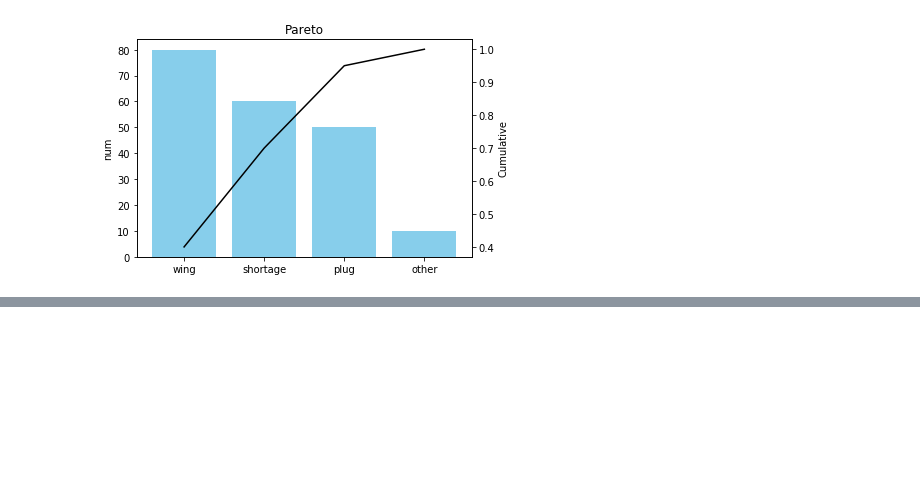
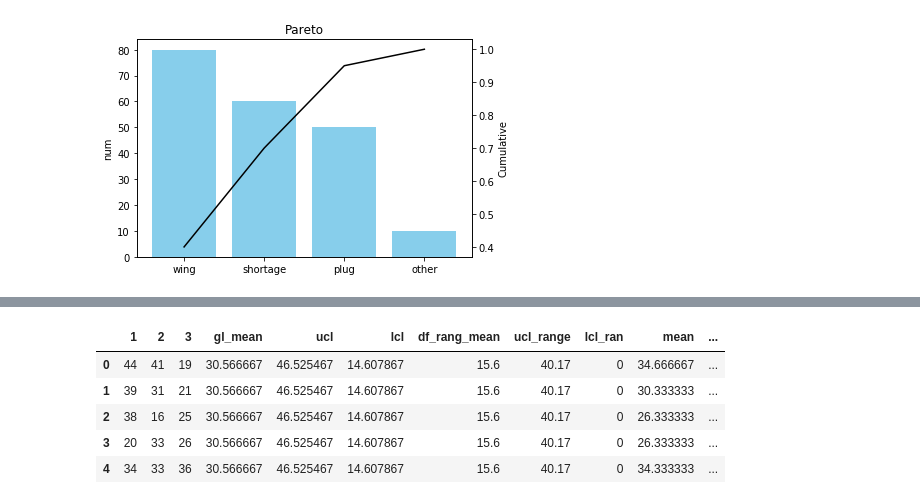
Before and after one commit to eponkratova/statistics, a Jupyter notebook: code.ipynb, the cells around one changed output, grey strips where cells are left out. Cells and saved outputs as stored; diff of their text form; code cells hidden in the pictures; blank space fills up the shorter version.

```diff
--- a/code.ipynb
+++ b/code.ipynb
@@ -2406,0 +2461,9 @@ plt.show()
+# %%
+df.head()
+# %% [output]
+|  | 1 | 2 | 3 | gl_mean | ucl | lcl | df_rang_mean | ucl_range | lcl_ran | mean | ... |
+| 0 | 44 | 41 | 19 | 30.566667 | 46.525467 | 14.607867 | 15.6 | 40.17 | 0 | 34.666667 | ... |
+| 1 | 39 | 31 | 21 | 30.566667 | 46.525467 | 14.607867 | 15.6 | 40.17 | 0 | 30.333333 | ... |
+| 2 | 38 | 16 | 25 | 30.566667 | 46.525467 | 14.607867 | 15.6 | 40.17 | 0 | 26.333333 | ... |
+| 3 | 20 | 33 | 26 | 30.566667 | 46.525467 | 14.607867 | 15.6 | 40.17 | 0 | 26.333333 | ... |
+| 4 | 34 | 33 | 36 | 30.566667 | 46.525467 | 14.607867 | 15.6 | 40.17 | 0 | 34.333333 | ... |
```
Also changed, not shown: parts of 13 cells of this notebook, 1 other file.
